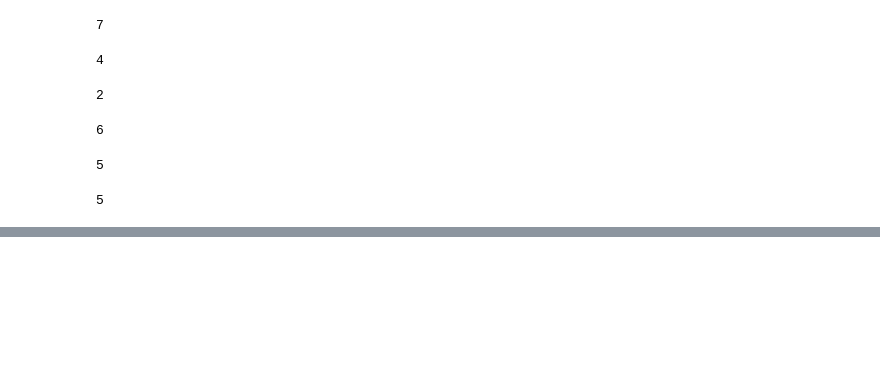
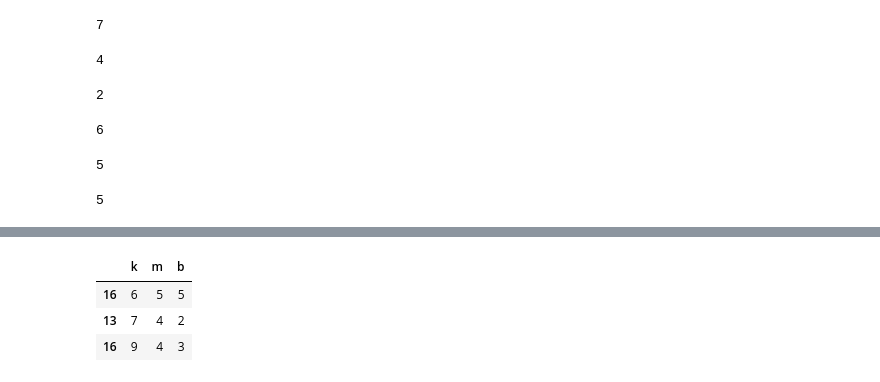
Before and after one commit to ibnutriyuono/artificial-intelligence2019, a Jupyter notebook: AI 2019-2020 Naive Bayes UKM.ipynb, the cells around one changed output, grey strips where cells are left out. Cells and saved outputs as stored; diff of their text form; code cells hidden in the pictures; blank space fills up the shorter version.

```diff
--- a/AI 2019-2020 Naive Bayes UKM.ipynb
+++ b/AI 2019-2020 Naive Bayes UKM.ipynb
@@ -411,0 +412,8 @@ JumlahAset
+# %%
+JumlahAsetDf = pd.DataFrame(JumlahAset,dataKeputusan, columns=['k', 'm', 'b'])
+JumlahAsetDf
+# %% [output]
+|  | k | m | b |
+| 16 | 6 | 5 | 5 |
+| 13 | 7 | 4 | 2 |
+| 16 | 9 | 4 | 3 |
```
Also changed, not shown: parts of 34 cells of this notebook, 1 other file.
